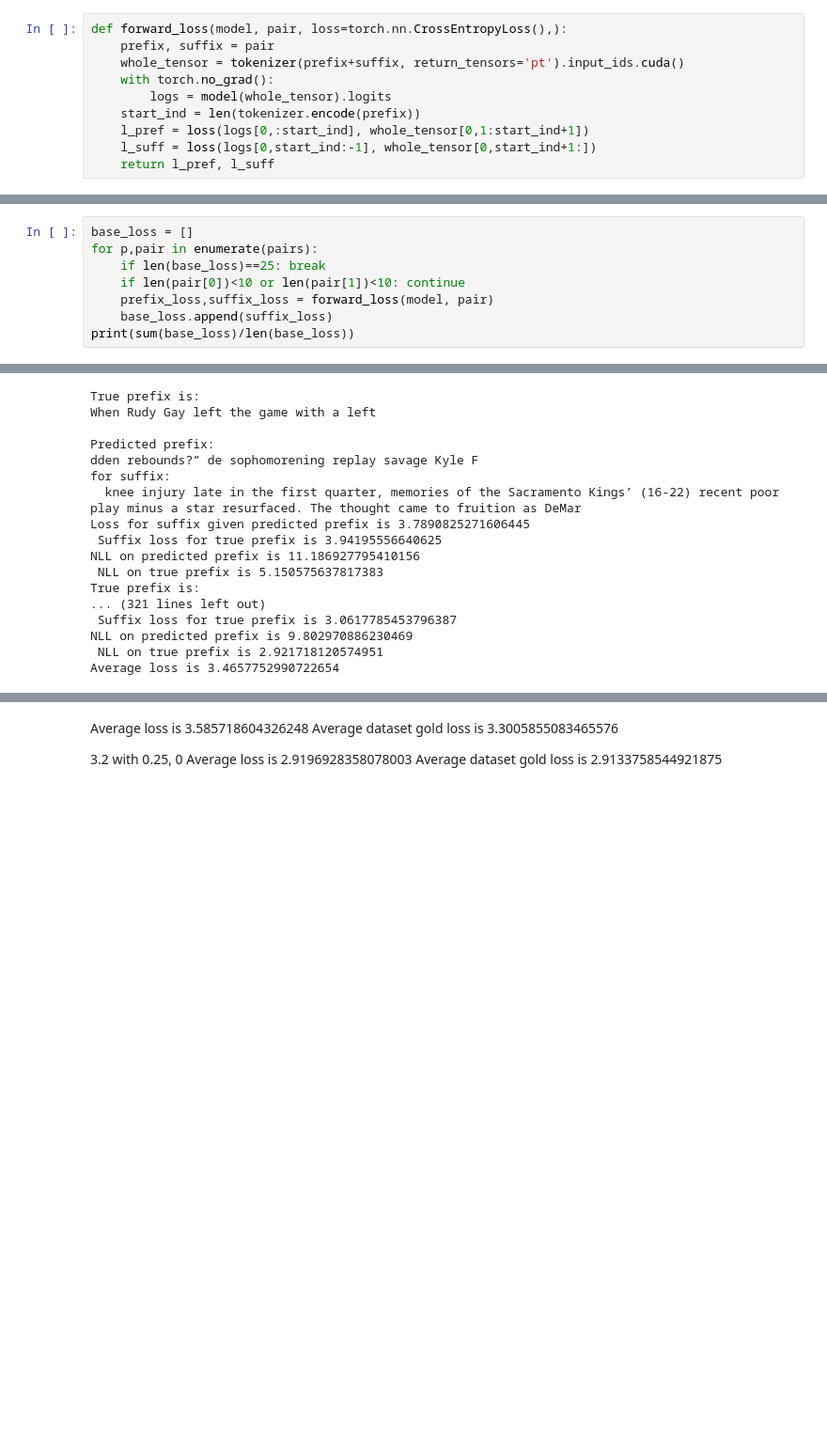
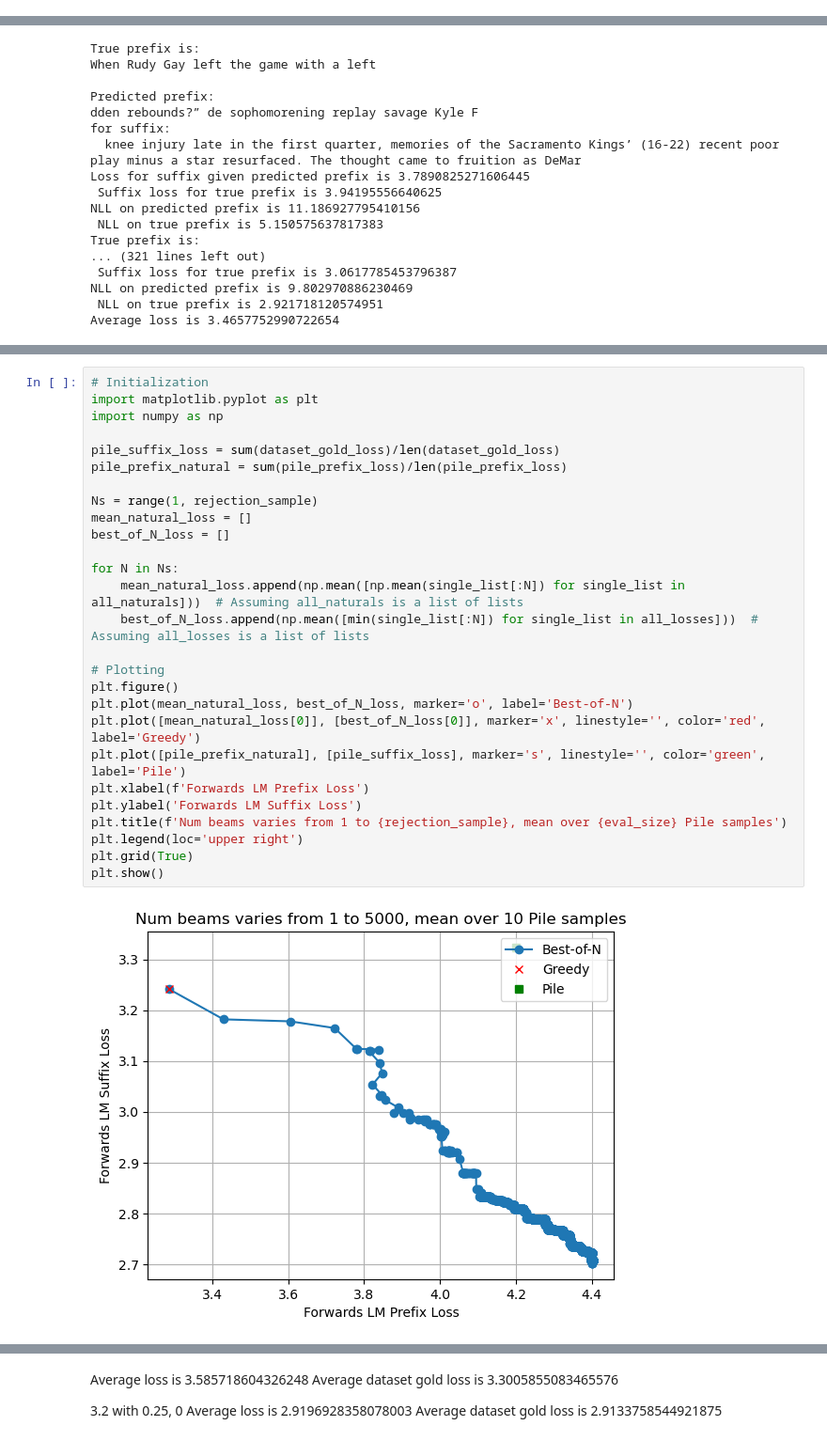
Before and after one commit to abhay-sheshadri/reverse-dynamics-nlp, a Jupyter notebook: jupyworkshop.ipynb, the cells around one changed output, grey strips where cells are left out. Shown at 94% size. Drawn from its saved outputs; the diff is of its cells as text; blank space fills up the shorter version.

```diff
--- a/jupyworkshop.ipynb
+++ b/jupyworkshop.ipynb
@@ -40,20 +145,2 @@ Found cached dataset parquet (/home/jp6263/.cache/huggingface/datasets/NeelNanda
-# %%
-def forward_loss(model, pair, loss=torch.nn.CrossEntropyLoss(),):
-    prefix, suffix = pair
-    whole_tensor = tokenizer(prefix+suffix, return_tensors='pt').input_ids.cuda()
-    with torch.no_grad():
-        logs = model(whole_tensor).logits
-    start_ind = len(tokenizer.encode(prefix))
-    l_pref = loss(logs[0,:start_ind], whole_tensor[0,1:start_ind+1])
-    l_suff = loss(logs[0,start_ind:-1], whole_tensor[0,start_ind+1:])
-    return l_pref, l_suff
 # %%
 gcg = PromptOptimizer(model, tokenizer, n_proposals=128, n_epochs=250, n_top_indices=128, prefix_loss_weight=0.1)
-# %%
-base_loss = []
-for p,pair in enumerate(pairs):
-    if len(base_loss)==25: break
-    if len(pair[0])<10 or len(pair[1])<10: continue
-    prefix_loss,suffix_loss = forward_loss(model, pair)
-    base_loss.append(suffix_loss)
-print(sum(base_loss)/len(base_loss))
@@ -160,0 +275,29 @@ Average dataset gold loss is 3.3005855083465576
+# %%
+# Initialization
+import matplotlib.pyplot as plt
+import numpy as np
+
+pile_suffix_loss = sum(dataset_gold_loss)/len(dataset_gold_loss)
+pile_prefix_natural = sum(pile_prefix_loss)/len(pile_prefix_loss)
+
+Ns = range(1, rejection_sample)
+mean_natural_loss = []
+best_of_N_loss = []
+
+for N in Ns:
+    mean_natural_loss.append(np.mean([np.mean(single_list[:N]) for single_list in all_naturals]))  # Assuming all_naturals is a list of lists
+    best_of_N_loss.append(np.mean([min(single_list[:N]) for single_list in all_losses]))  # Assuming all_losses is a list of lists
+
+# Plotting
+plt.figure()
+plt.plot(mean_natural_loss, best_of_N_loss, marker='o', label='Best-of-N')
+plt.plot([mean_natural_loss[0]], [best_of_N_loss[0]], marker='x', linestyle='', color='red', label='Greedy')
+plt.plot([pile_prefix_natural], [pile_suffix_loss], marker='s', linestyle='', color='green', label='Pile')
+plt.xlabel(f'Forwards LM Prefix Loss')
+plt.ylabel('Forwards LM Suffix Loss')
+plt.title(f'Num beams varies from 1 to {rejection_sample}, mean over {eval_size} Pile samples')
+plt.legend(loc='upper right')
+plt.grid(True)
+plt.show()
+# %% [output]
+[figure, added]
```
Also changed, not shown: parts of 18 cells of this notebook, 1 other file.
